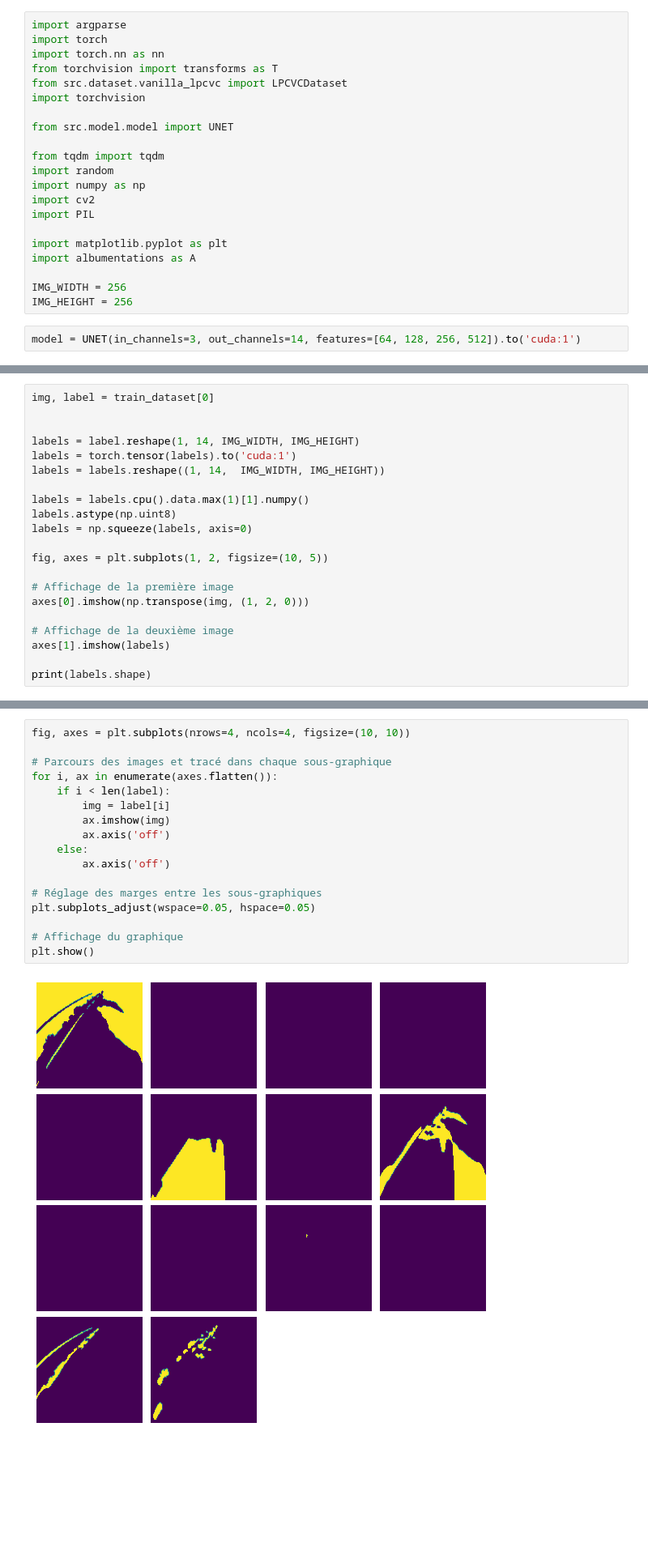
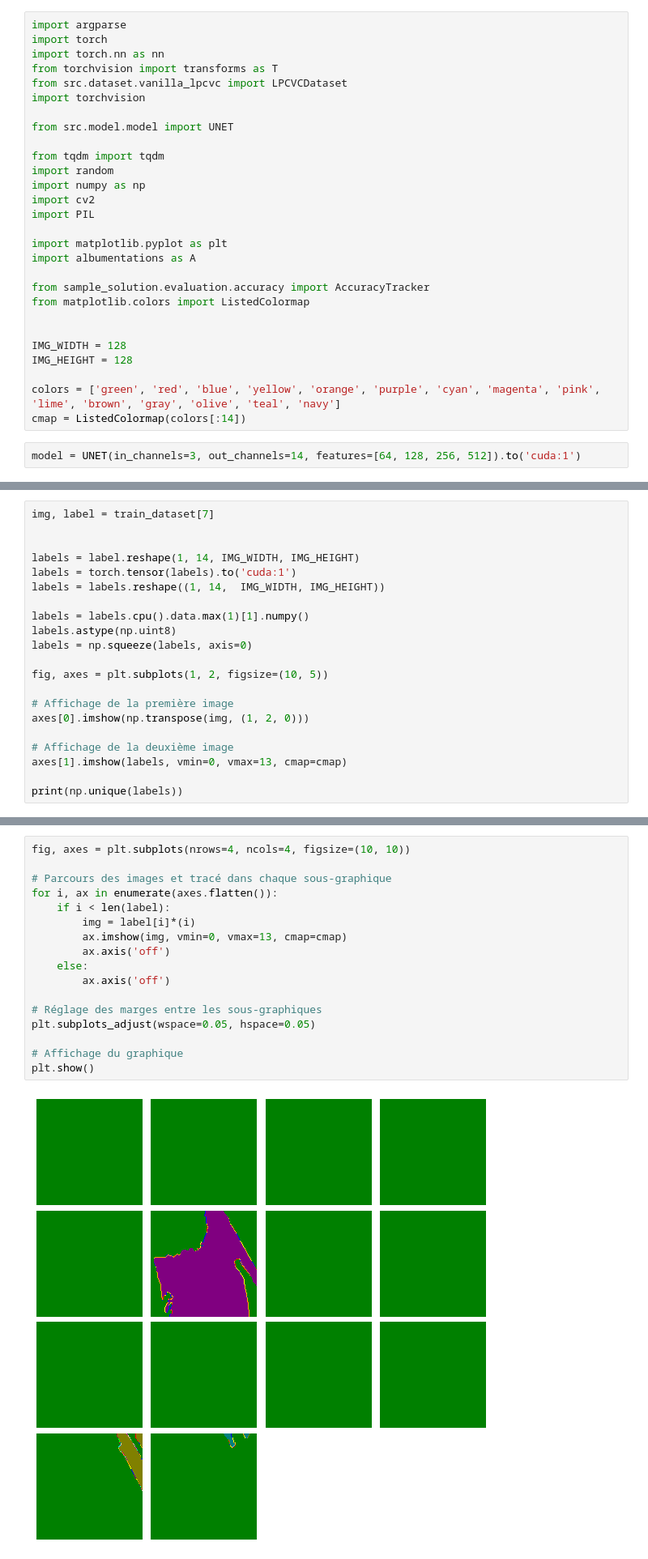
Before and after one commit to SunJacques/LPCVC-2023, a Jupyter notebook: train_test.ipynb, the cells around one changed output, grey strips where cells are left out. Shown: that part at 81% size. Cells and saved outputs as stored; diff of their text form; blank space fills up the shorter version.

```diff
--- a/train_test.ipynb
+++ b/train_test.ipynb
@@ -37,8 +19,15 @@ import PIL
 import matplotlib.pyplot as plt
 import albumentations as A
 
-IMG_WIDTH = 256
-IMG_HEIGHT = 256
+from sample_solution.evaluation.accuracy import AccuracyTracker
+from matplotlib.colors import ListedColormap
+
+
+IMG_WIDTH = 128
+IMG_HEIGHT = 128
+
+colors = ['green', 'red', 'blue', 'yellow', 'orange', 'purple', 'cyan', 'magenta', 'pink', 'lime', 'brown', 'gray', 'olive', 'teal', 'navy']
+cmap = ListedColormap(colors[:14])
 # %%
 model = UNET(in_channels=3, out_channels=14, features=[64, 128, 256, 512]).to('cuda:1')
 # %%
@@ -73,7 +62,7 @@ train_loader = torch.utils.data.DataLoader(
     pin_memory=True
 )
 # %%
-img, label = train_dataset[0]
+img, label = train_dataset[7]
 
 
 labels = label.reshape(1, 14, IMG_WIDTH, IMG_HEIGHT)
@@ -90,7 +79,7 @@ fig, axes = plt.subplots(1, 2, figsize=(10, 5))
 axes[0].imshow(np.transpose(img, (1, 2, 0)))
 
 # Affichage de la deuxième image
-axes[1].imshow(labels)
+axes[1].imshow(labels, vmin=0, vmax=13, cmap=cmap)
 
-print(labels.shape)
+print(np.unique(labels))
 # %% [output]
@@ -99,22 +88,22 @@ print(labels.shape)
 # %%
 fig, axes = plt.subplots(nrows=4, ncols=4, figsize=(10, 10))
 
 # Parcours des images et tracé dans chaque sous-graphique
 for i, ax in enumerate(axes.flatten()):
     if i < len(label):
-        img = label[i]
-        ax.imshow(img)
+        img = label[i]*(i)
+        ax.imshow(img, vmin=0, vmax=13, cmap=cmap)
         ax.axis('off')
     else:
         ax.axis('off')
 
 # Réglage des marges entre les sous-graphiques
 plt.subplots_adjust(wspace=0.05, hspace=0.05)
 
 # Affichage du graphique
 plt.show()
 # %% [output]
-[figure, old version]
+[figure, new version]
 # %%
 LEARNING_RATE = 1e-4
 
```
Also changed, not shown: parts of 8 cells of this notebook.
